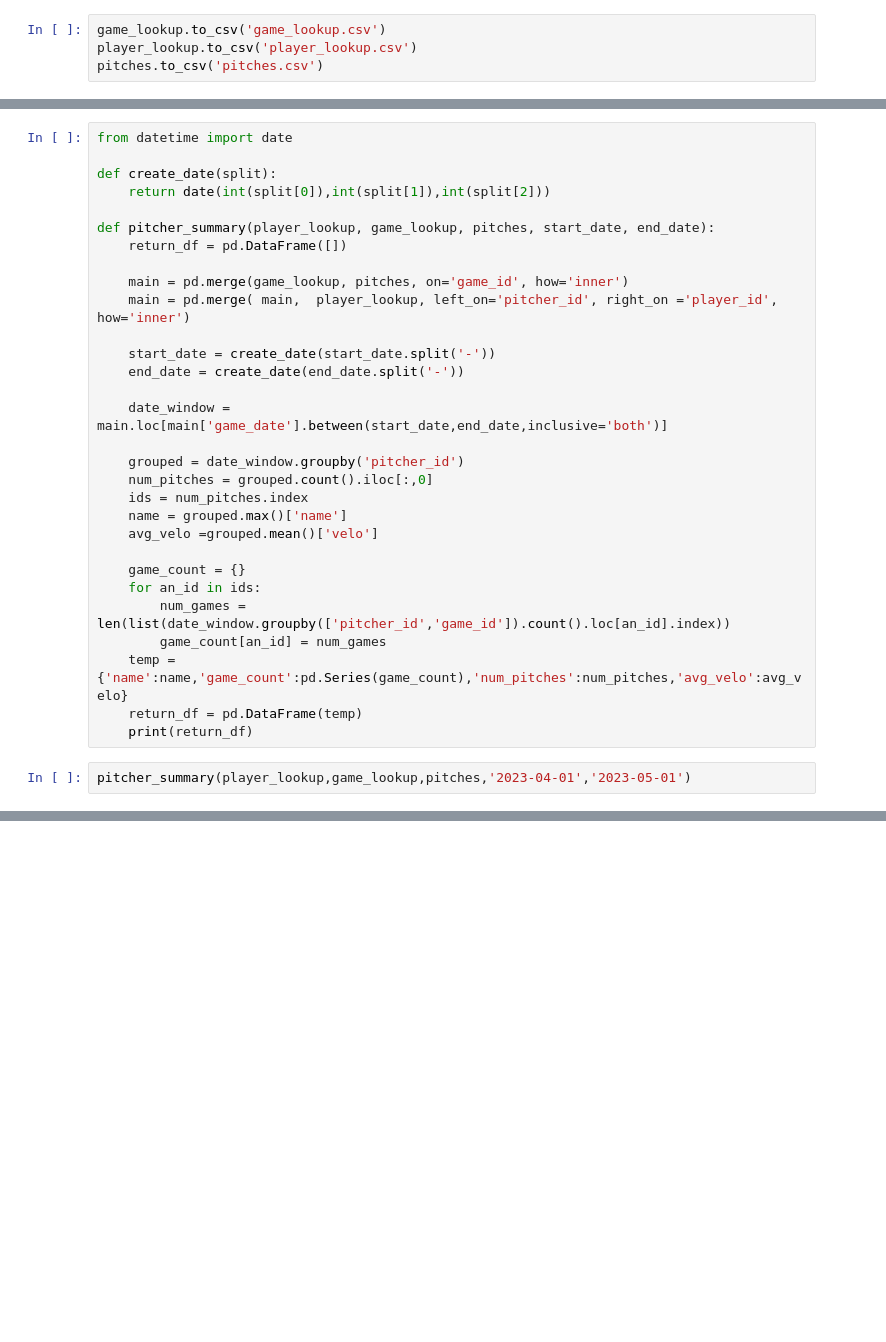
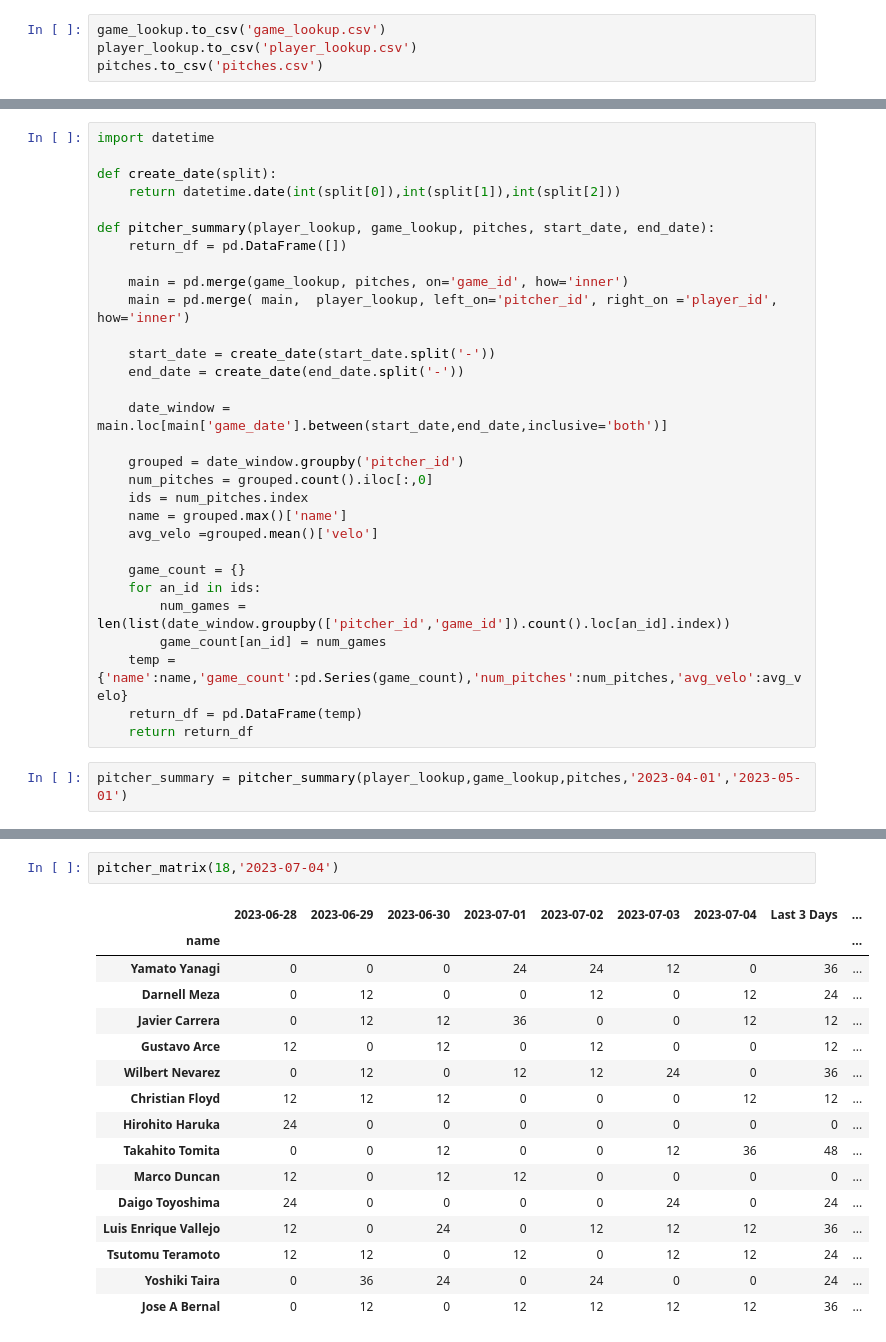
Before and after one commit to reetyf/nats, a Jupyter notebook: hweinschenk_nats_r_and_d.ipynb, the cells around one changed output, grey strips where cells are left out. Saved outputs shown, nothing was run; the diff lists cells and outputs as text; blank space fills up the shorter version.

```diff
--- a/hweinschenk_nats_r_and_d.ipynb
+++ b/hweinschenk_nats_r_and_d.ipynb
@@ -430,8 +420,8 @@ of games (n_games), number of pitches (n_pitches), and average fastball velocity
 # %%
-from datetime import date
+import datetime
 
 def create_date(split):
-    return date(int(split[0]),int(split[1]),int(split[2]))
+    return datetime.date(int(split[0]),int(split[1]),int(split[2]))
 
 def pitcher_summary(player_lookup, game_lookup, pitches, start_date, end_date):
     return_df = pd.DataFrame([])
@@ -456,6 +446,6 @@ def pitcher_summary(player_lookup, game_lookup, pitches, start_date, end_date):
         game_count[an_id] = num_games
     temp = {'name':name,'game_count':pd.Series(game_count),'num_pitches':num_pitches,'avg_velo':avg_velo}
     return_df = pd.DataFrame(temp)
-    print(return_df)
+    return return_df
 # %%
-pitcher_summary(player_lookup,game_lookup,pitches,'2023-04-01','2023-05-01')
+pitcher_summary = pitcher_summary(player_lookup,game_lookup,pitches,'2023-04-01','2023-05-01')
@@ -476,0 +540,19 @@ pitcher_summary(player_lookup,game_lookup,pitches,'2023-04-01','2023-05-01')
+# %%
+pitcher_matrix(18,'2023-07-04')
+# %% [output]
+|  | 2023-06-28 | 2023-06-29 | 2023-06-30 | 2023-07-01 | 2023-07-02 | 2023-07-03 | 2023-07-04 | Last 3 Days | ... |
+| name |  |  |  |  |  |  |  |  | ... |
+| Yamato Yanagi | 0 | 0 | 0 | 24 | 24 | 12 | 0 | 36 | ... |
+| Darnell Meza | 0 | 12 | 0 | 0 | 12 | 0 | 12 | 24 | ... |
+| Javier Carrera | 0 | 12 | 12 | 36 | 0 | 0 | 12 | 12 | ... |
+| Gustavo Arce | 12 | 0 | 12 | 0 | 12 | 0 | 0 | 12 | ... |
+| Wilbert Nevarez | 0 | 12 | 0 | 12 | 12 | 24 | 0 | 36 | ... |
+| Christian Floyd | 12 | 12 | 12 | 0 | 0 | 0 | 12 | 12 | ... |
+| Hirohito Haruka | 24 | 0 | 0 | 0 | 0 | 0 | 0 | 0 | ... |
+| Takahito Tomita | 0 | 0 | 12 | 0 | 0 | 12 | 36 | 48 | ... |
+| Marco Duncan | 12 | 0 | 12 | 12 | 0 | 0 | 0 | 0 | ... |
+| Daigo Toyoshima | 24 | 0 | 0 | 0 | 0 | 24 | 0 | 24 | ... |
+| Luis Enrique Vallejo | 12 | 0 | 24 | 0 | 12 | 12 | 12 | 36 | ... |
+| Tsutomu Teramoto | 12 | 12 | 0 | 12 | 0 | 12 | 12 | 24 | ... |
+| Yoshiki Taira | 0 | 36 | 24 | 0 | 24 | 0 | 0 | 24 | ... |
+| Jose A Bernal | 0 | 12 | 0 | 12 | 12 | 12 | 12 | 36 | ... |
```
Also changed, not shown: parts of 9 cells of this notebook.
